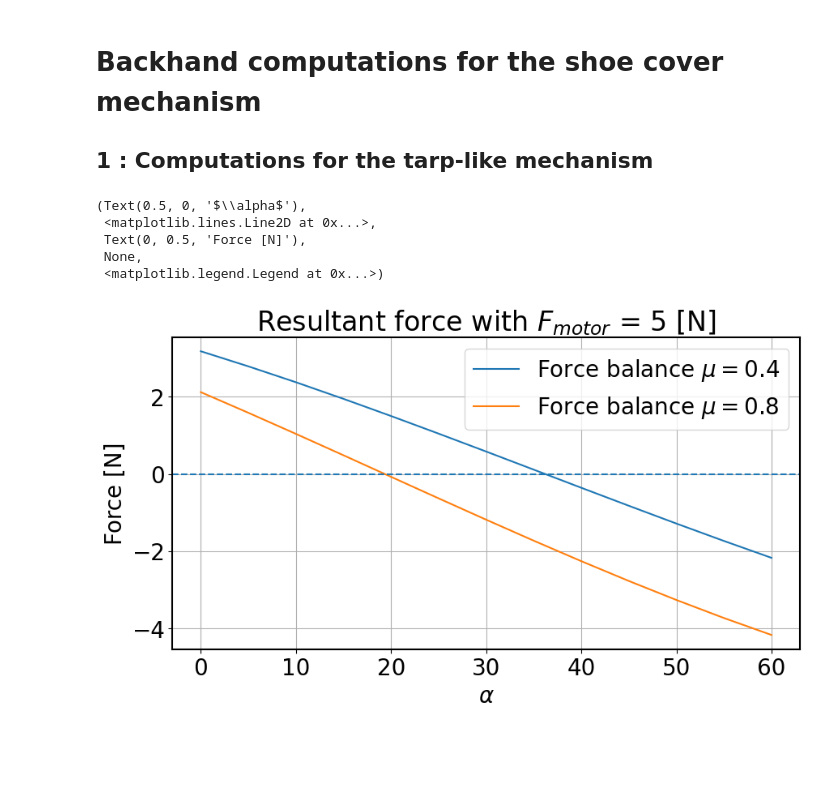
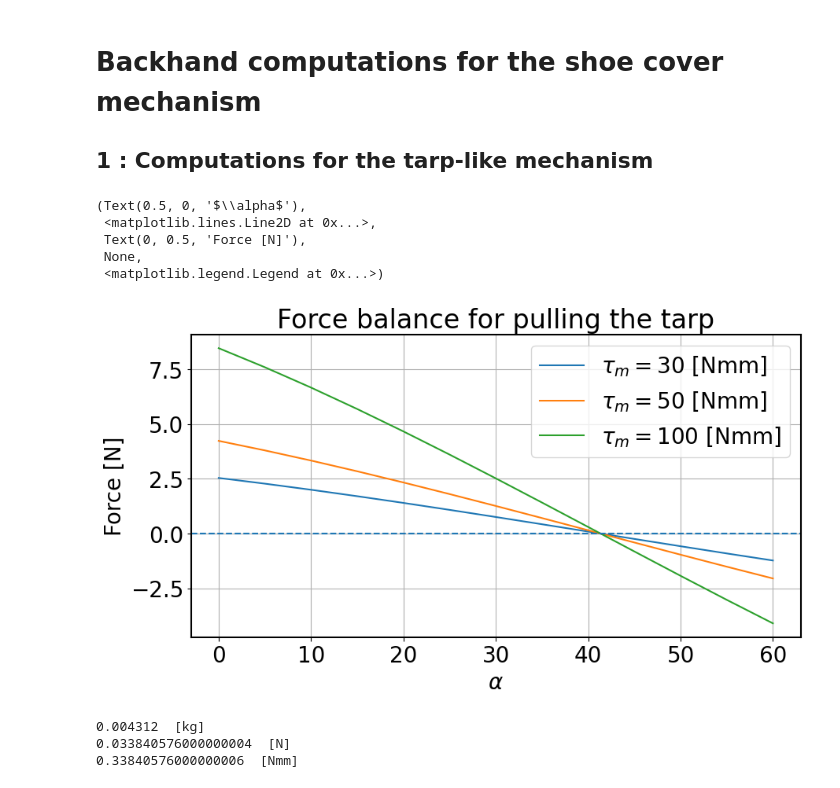
Before and after one commit to CedricFont/MPDD, a Jupyter notebook: Backhand_computations.ipynb, the cells around one changed output. Cells and saved outputs as stored; diff of their text form; code cells hidden in the pictures; blank space fills up the shorter version.

```diff
--- a/Backhand_computations.ipynb
+++ b/Backhand_computations.ipynb
@@ -10,29 +10,49 @@ plt.style.use("default")
 plt.rcParams['font.size'] = 13
 plt.rcParams['axes.linewidth'] = 1.5
 # %%
-beta = 32
+beta = 10
 alpha = np.arange(0,65,5)
 mu = .4 # Friction coefficient
 
 # Forces
 N = lambda alpha, beta, F_motor: F_motor*np.cos(np.deg2rad(90-alpha-beta)) # Normal force
 Tau = lambda alpha, beta, F_motor: F_motor*np.sin(np.deg2rad(90-alpha-beta)) # Tangential force
 Ff = lambda mu, N: -mu*N # Frictional force
 
-F_motor = 5 # [N]
+Tau_m = np.array([30,50,100]) # [Nmm]
+R = 10 # [mm]
 
 # Force balance
-balance04 = Tau(alpha,beta,F_motor) + Ff(mu,N(alpha,beta,F_motor))
-balance08 = Tau(alpha,beta,F_motor) + Ff(.8,N(alpha,beta,F_motor))
+balance04 = np.empty(shape=[len(Tau_m),len(alpha)])
+for i in range(len(Tau_m)):
+    balance04[i,:] = Tau(alpha,beta,Tau_m[i]/R) + Ff(.8,N(alpha,beta,Tau_m[i]/R))
 
 plt.rcParams['font.size'] = 20
-plt.figure(figsize=[10,5]), plt.title('Resultant force with $F_{motor}$ = '+str(F_motor)+' [N]')
-plt.plot(alpha,balance04, label='Force balance $\mu = 0.4$'), plt.plot(alpha,balance08, label='Force balance $\mu=0.8$')
+plt.figure(figsize=[10,5]), plt.title('Force balance for pulling the tarp')
+for i in range(len(Tau_m)):
+    plt.plot(alpha,balance04[i,:], label=r'$\tau_m = $'+str(Tau_m[i])+' [Nmm]')
 plt.xlabel(r'$\alpha$'), plt.axhline(linestyle='dashed'), plt.ylabel('Force [N]'), plt.grid(), plt.legend()
 # %% [output]
 (Text(0.5, 0, '$\\alpha$'),
  <matplotlib.lines.Line2D at 0x...>,
  Text(0, 0.5, 'Force [N]'),
  None,
  <matplotlib.legend.Legend at 0x...>)
-[figure, old version]
+[figure, new version]
+# %%
+S = 280*70
+rho = 220*1e-6
+m = S*rho*1e-3
+print(m,' [kg]')
+
+mu = .8
+Ff = mu*9.81*m
+print(Ff,' [N]')
+
+R_m = 10
+Tau_m = Ff*R_m
+print(Tau_m,' [Nmm]')
+# %% [output]
+0.004312  [kg]
+0.033840576000000004  [N]
+0.33840576000000006  [Nmm]
```
Also changed, not shown: parts of 6 cells of this notebook.
